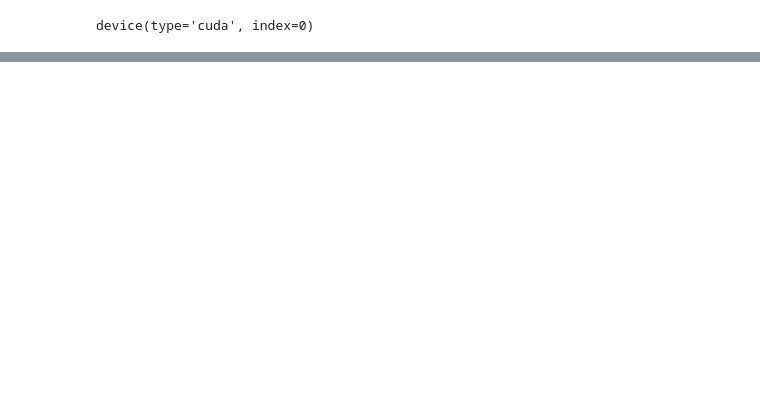
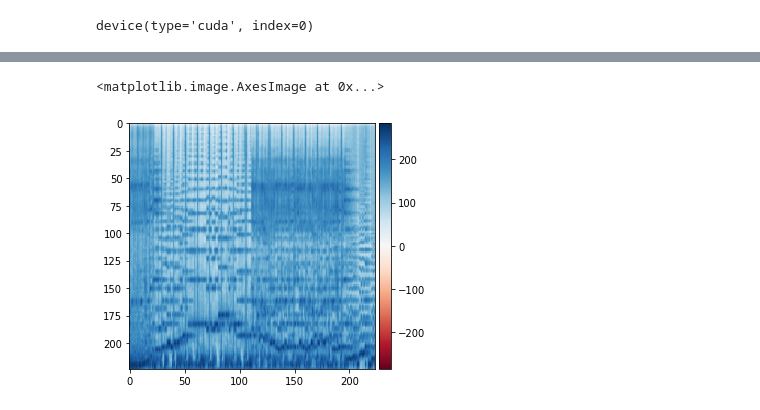
Before and after one commit to obi-1-konobe/music_similarity, a Jupyter notebook: notebooks/13.12.ipynb, the cells around one changed output, grey strips where cells are left out. Cells and saved outputs as stored; diff of their text form; code cells hidden in the pictures; blank space fills up the shorter version.

```diff
--- a/notebooks/13.12.ipynb
+++ b/notebooks/13.12.ipynb
@@ -137,0 +127,5 @@ imshow(trainset[0][0].numpy().transpose(1,2,0))
+# %%
+imshow(valset[1][1].numpy().transpose(1,2,0))
+# %% [output]
+<matplotlib.image.AxesImage at 0x...>
+[figure, added]
```
Also changed, not shown: parts of 23 cells of this notebook, 6 other files.
